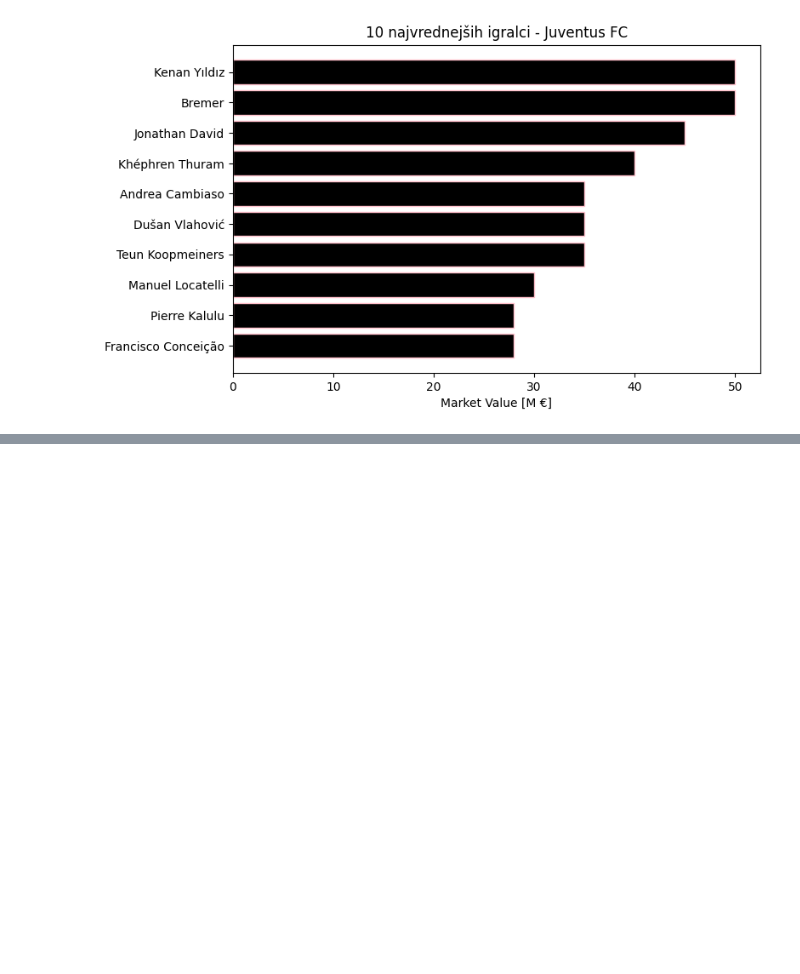
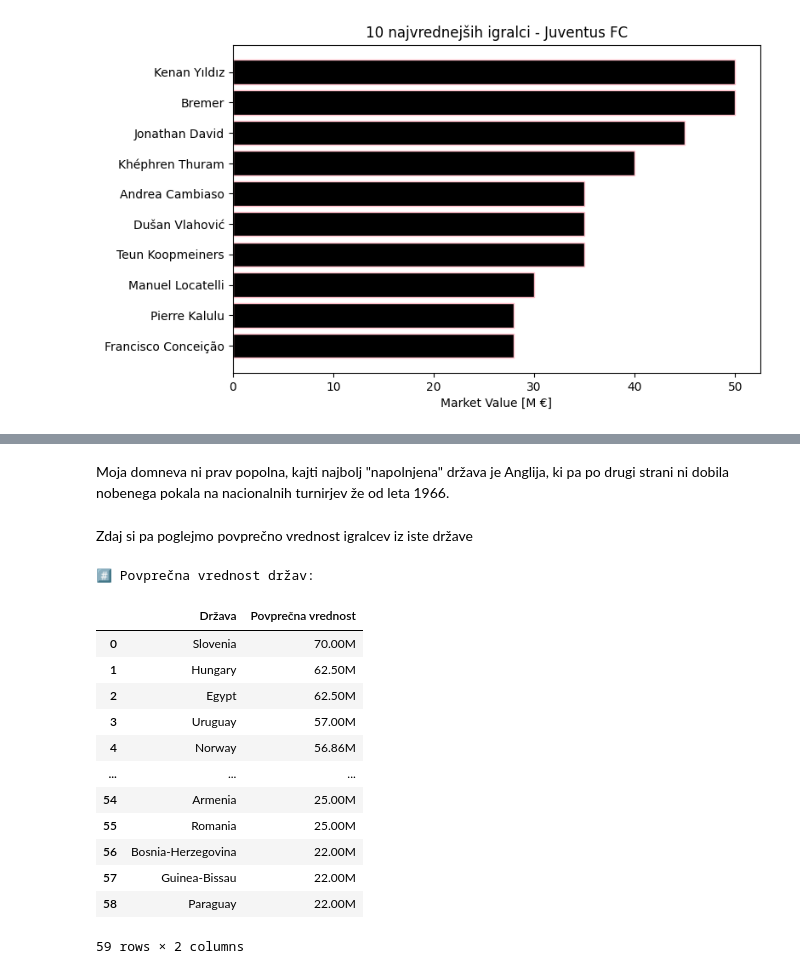
Before and after one commit to RiccardoLucerna/UVP-projektna, a Jupyter notebook: analiza_podatkov.ipynb, the cells around one changed output, grey strips where cells are left out. Saved outputs shown, nothing was run; the diff lists cells and outputs as text; code cells hidden in the pictures; blank space fills up the shorter version.

```diff
--- a/analiza_podatkov.ipynb
+++ b/analiza_podatkov.ipynb
@@ -476,0 +511,39 @@ plt.show()
+# %% [markdown]
+Moja domneva ni prav popolna, kajti najbolj "napolnjena" država je Anglija, ki pa po drugi strani ni dobila nobenega pokala na nacionalnih turnirjev že od leta 1966.
+# %% [markdown]
+Zdaj si pa poglejmo povprečno vrednost igralcev iz iste države
+# %%
+if osnovni_podatki['stevilna_cena_eur'].median() > 1e8:
+    osnovni_podatki['stevilna_cena_eur'] = osnovni_podatki['stevilna_cena_eur'] / 100
+
+povprecje_drzava = (
+    osnovni_podatki
+    .groupby('drzava_1', observed=False)['stevilna_cena_eur']
+    .mean()
+    .sort_values(ascending=False)
+    .round(2) / 1_000_000
+)
+
+print("\n#️⃣ Povprečna vrednost držav:")
+povprecje_drzava.astype(str) + "M"
+
+povprecje_drzava = povprecje_drzava.reset_index()
+povprecje_drzava.columns = ['Država', 'Povprečna vrednost']
+povprecje_drzava['Povprečna vrednost'] = povprecje_drzava['Povprečna vrednost'].map("{:,.2f}M".format)
+
+povprecje_drzava
+# %% [output]
+#️⃣ Povprečna vrednost držav:
+|  | Država | Povprečna vrednost |
+| 0 | Slovenia | 70.00M |
+| 1 | Hungary | 62.50M |
+| 2 | Egypt | 62.50M |
+| 3 | Uruguay | 57.00M |
+| 4 | Norway | 56.86M |
+| ... | ... | ... |
+| 54 | Armenia | 25.00M |
+| 55 | Romania | 25.00M |
+| 56 | Bosnia-Herzegovina | 22.00M |
+| 57 | Guinea-Bissau | 22.00M |
+| 58 | Paraguay | 22.00M |
+59 rows × 2 columns
```
Also changed, not shown: parts of 13 cells of this notebook.
